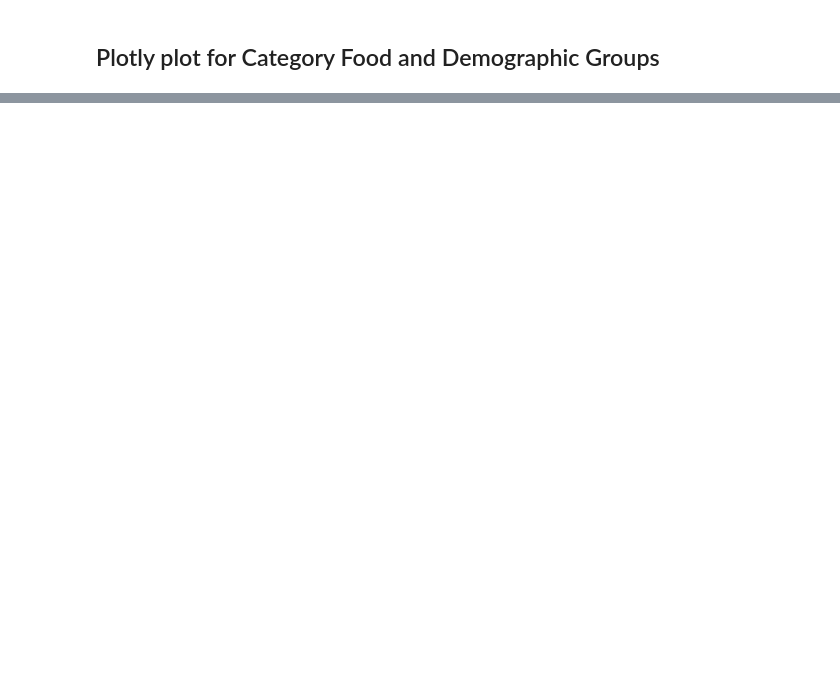
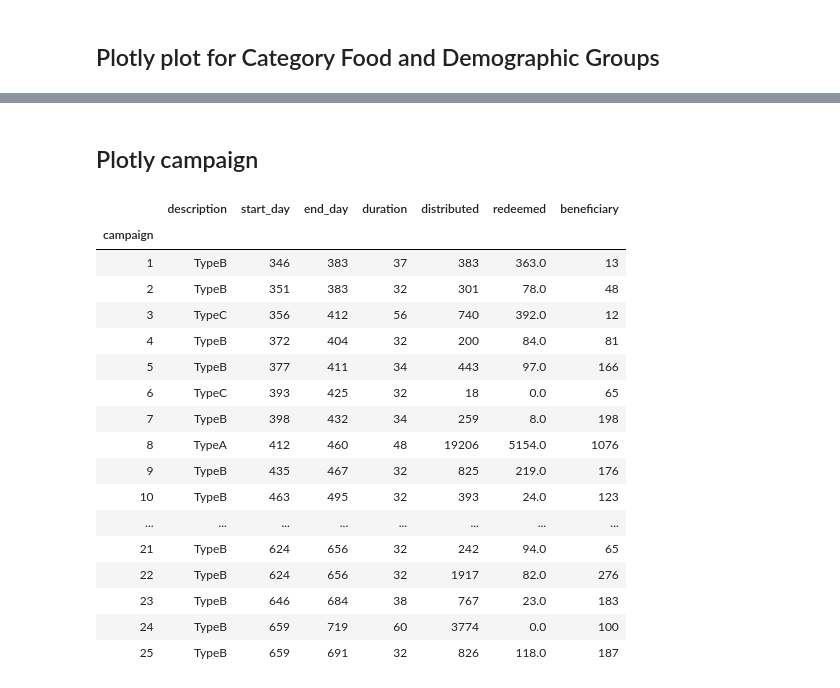
Before and after one commit to whateverforever/ada-2019-project, a Jupyter notebook: plotly.ipynb, the cells around one changed output, grey strips where cells are left out. Cells and saved outputs as stored; diff of their text form; code cells hidden in the pictures; blank space fills up the shorter version.

```diff
--- a/plotly.ipynb
+++ b/plotly.ipynb
@@ -63,0 +63,2 @@ pio.write_html(fig1, 'test.html')
+# %% [markdown]
+## Plotly campaign
@@ -63,0 +68,21 @@ pio.write_html(fig1, 'test.html')
+# %%
+df_campaign.head(25)
+# %% [output]
+|  | description | start_day | end_day | duration | distributed | redeemed | beneficiary |
+| campaign |  |  |  |  |  |  |  |
+| 1 | TypeB | 346 | 383 | 37 | 383 | 363.0 | 13 |
+| 2 | TypeB | 351 | 383 | 32 | 301 | 78.0 | 48 |
+| 3 | TypeC | 356 | 412 | 56 | 740 | 392.0 | 12 |
+| 4 | TypeB | 372 | 404 | 32 | 200 | 84.0 | 81 |
+| 5 | TypeB | 377 | 411 | 34 | 443 | 97.0 | 166 |
+| 6 | TypeC | 393 | 425 | 32 | 18 | 0.0 | 65 |
+| 7 | TypeB | 398 | 432 | 34 | 259 | 8.0 | 198 |
+| 8 | TypeA | 412 | 460 | 48 | 19206 | 5154.0 | 1076 |
+| 9 | TypeB | 435 | 467 | 32 | 825 | 219.0 | 176 |
+| 10 | TypeB | 463 | 495 | 32 | 393 | 24.0 | 123 |
+| ... | ... | ... | ... | ... | ... | ... | ... |
+| 21 | TypeB | 624 | 656 | 32 | 242 | 94.0 | 65 |
+| 22 | TypeB | 624 | 656 | 32 | 1917 | 82.0 | 276 |
+| 23 | TypeB | 646 | 684 | 38 | 767 | 23.0 | 183 |
+| 24 | TypeB | 659 | 719 | 60 | 3774 | 0.0 | 100 |
+| 25 | TypeB | 659 | 691 | 32 | 826 | 118.0 | 187 |
```
Also changed, not shown: parts of 11 cells of this notebook.
